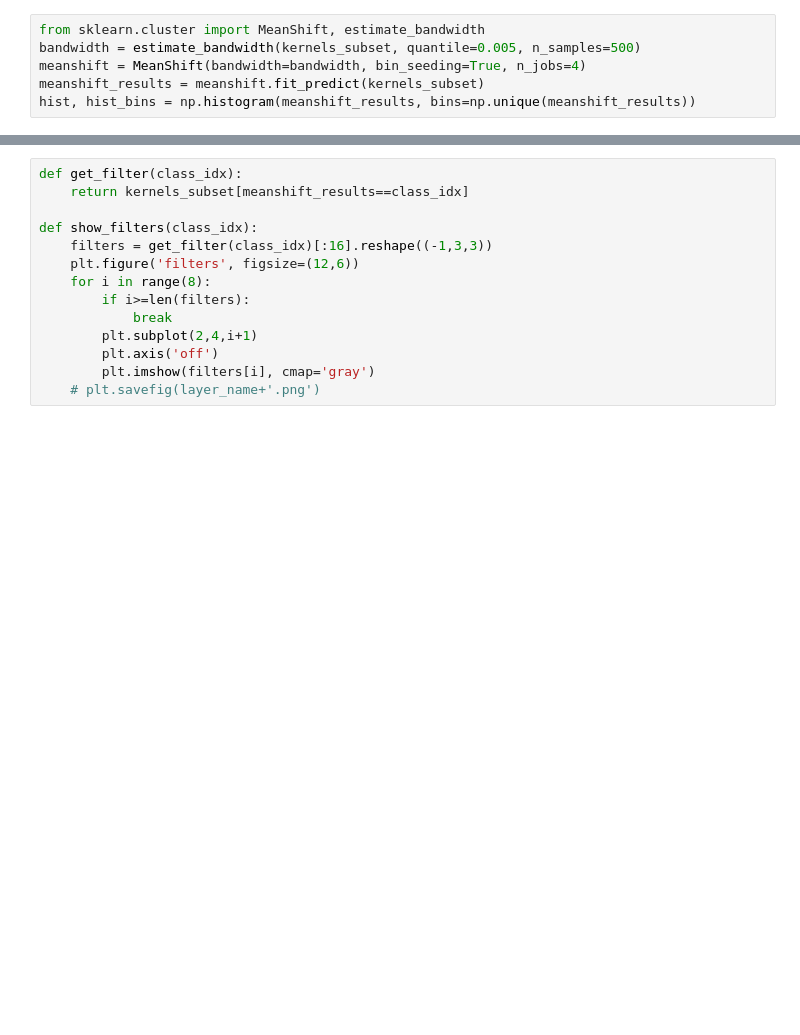
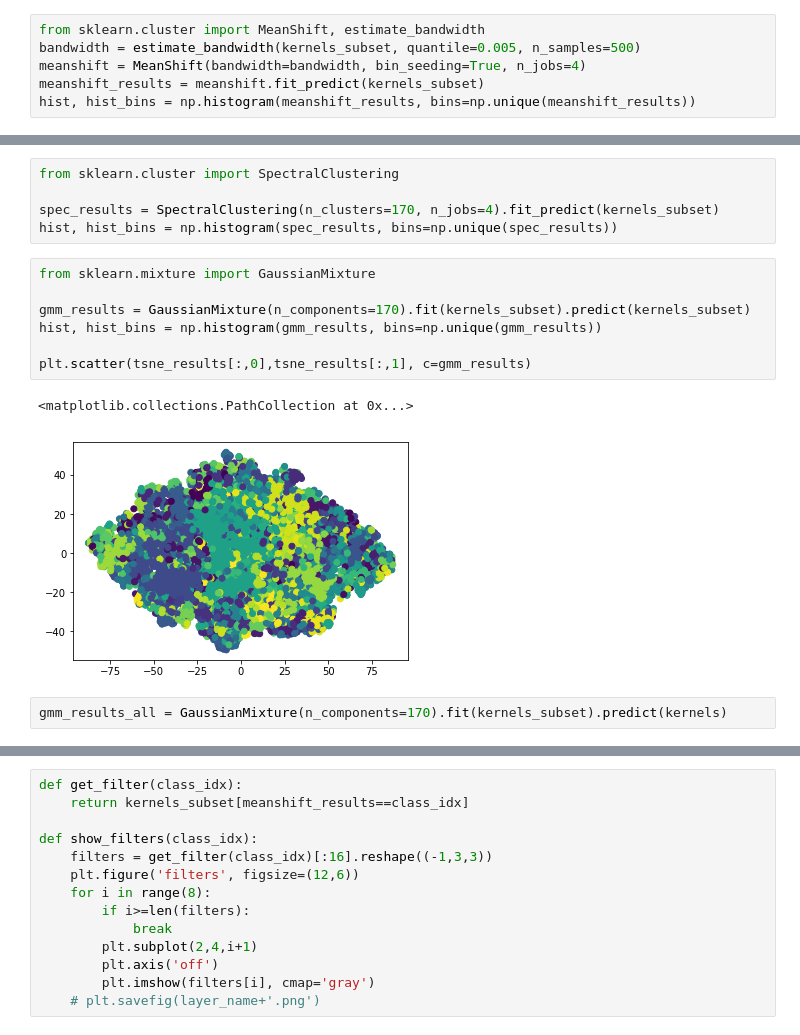
Before and after one commit to aleozlx/tsne-conv, a Jupyter notebook: tsne.ipynb, the cells around one changed output, grey strips where cells are left out. Saved outputs shown, nothing was run; the diff lists cells and outputs as text; blank space fills up the shorter version.

```diff
--- a/tsne.ipynb
+++ b/tsne.ipynb
@@ -214,0 +198,17 @@ array([  0,   1,   2,   3,   4,   5,   6,   7,   8,   9,  10,  11,  12,
+# %%
+from sklearn.cluster import SpectralClustering
+
+spec_results = SpectralClustering(n_clusters=170, n_jobs=4).fit_predict(kernels_subset)
+hist, hist_bins = np.histogram(spec_results, bins=np.unique(spec_results))
+# %%
+from sklearn.mixture import GaussianMixture
+
+gmm_results = GaussianMixture(n_components=170).fit(kernels_subset).predict(kernels_subset)
+hist, hist_bins = np.histogram(gmm_results, bins=np.unique(gmm_results))
+
+plt.scatter(tsne_results[:,0],tsne_results[:,1], c=gmm_results)
+# %% [output]
+<matplotlib.collections.PathCollection at 0x...>
+[figure, added]
+# %%
+gmm_results_all = GaussianMixture(n_components=170).fit(kernels_subset).predict(kernels)
```
Also changed, not shown: parts of 29 cells of this notebook.
